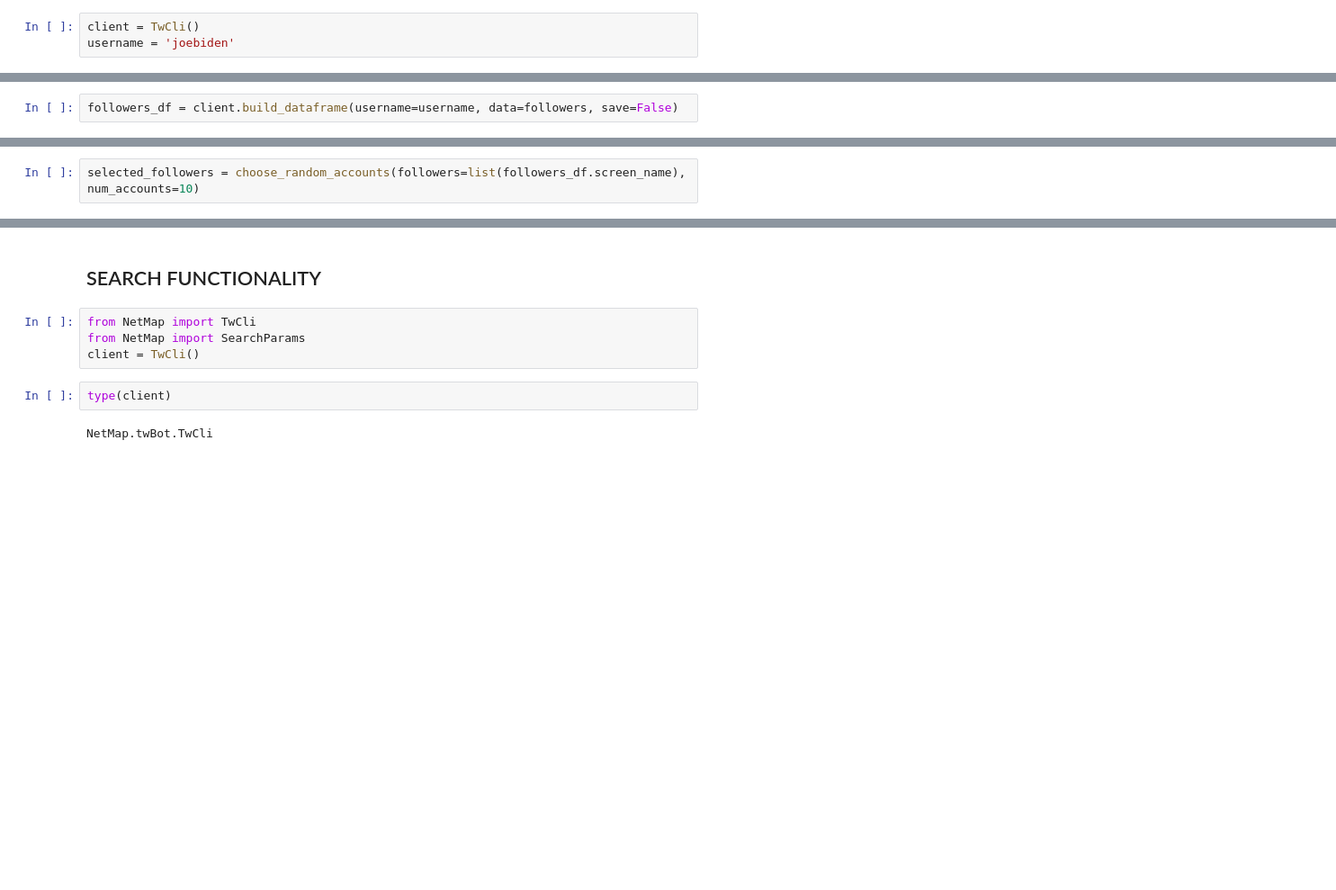
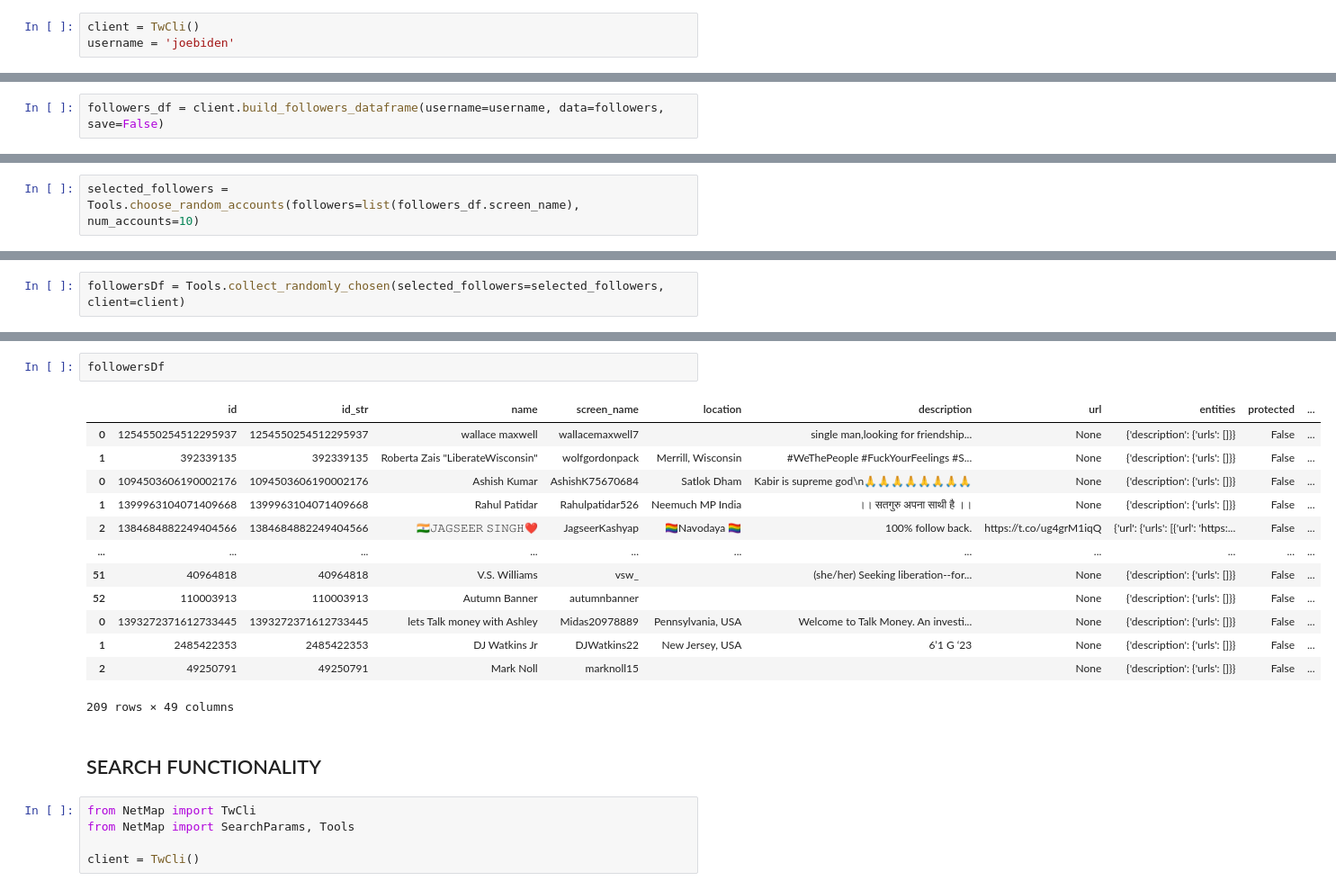
Before and after one commit to FinchMF/NetMap, a Jupyter notebook: src/dataFigure.ipynb, the cells around one changed output, grey strips where cells are left out. Shown at 90% size. Cells and saved outputs as stored; diff of their text form; blank space fills up the shorter version.

```diff
--- a/src/dataFigure.ipynb
+++ b/src/dataFigure.ipynb
@@ -26,2 +26,2 @@ followers = client.get_user_followers(username=username, records=5)
 # %%
-followers_df = client.build_dataframe(username=username, data=followers, save=False)
+followers_df = client.build_followers_dataframe(username=username, data=followers, save=False)
@@ -41,5 +28,5 @@ def choose_random_accounts(followers: list, num_accounts: int) -> list:
 # %%
-selected_followers = choose_random_accounts(followers=list(followers_df.screen_name), num_accounts=10)
+selected_followers = Tools.choose_random_accounts(followers=list(followers_df.screen_name), num_accounts=10)
 # %%
 selected_followers
 # %% [output]
@@ -128,0 +43,2 @@ concated_frames
+# %%
+followersDf = Tools.collect_randomly_chosen(selected_followers=selected_followers, client=client)
@@ -129,12 +63,25 @@ concated_frames
+# %%
+followersDf
+# %% [output]
+|  | id | id_str | name | screen_name | location | description | url | entities | protected | ... |
+| 0 | 1254550254512295937 | 1254550254512295937 | wallace maxwell | wallacemaxwell7 |  | single man,looking for friendship... | None | {'description': {'urls': []}} | False | ... |
+| 1 | 392339135 | 392339135 | Roberta Zais "LiberateWisconsin" | wolfgordonpack | Merrill, Wisconsin | #WeThePeople #FuckYourFeelings #S... | None | {'description': {'urls': []}} | False | ... |
+| 0 | 1094503606190002176 | 1094503606190002176 | Ashish Kumar | AshishK75670684 | Satlok Dham | Kabir is supreme god\n🙏🙏🙏🙏🙏🙏🙏🙏 | None | {'description': {'urls': []}} | False | ... |
+| 1 | 1399963104071409668 | 1399963104071409668 | Rahul Patidar | Rahulpatidar526 | Neemuch MP India | ।। सतगुरु अपना साथी है ।। | None | {'description': {'urls': []}} | False | ... |
+| 2 | 1384684882249404566 | 1384684882249404566 | 🇮🇳𝙹𝙰𝙶𝚂𝙴𝙴𝚁 𝚂𝙸𝙽𝙶𝙷❤️ | JagseerKashyap | 🏳️‍🌈Navodaya 🏳️‍🌈 | 100% follow back. | https://t.co/ug4grM1iqQ | {'url': {'urls': [{'url': 'https:... | False | ... |
+| ... | ... | ... | ... | ... | ... | ... | ... | ... | ... | ... |
+| 51 | 40964818 | 40964818 | V.S. Williams | vsw_ |  | (she/her) Seeking liberation--for... | None | {'description': {'urls': []}} | False | ... |
+| 52 | 110003913 | 110003913 | Autumn Banner | autumnbanner |  |  | None | {'description': {'urls': []}} | False | ... |
+| 0 | 1393272371612733445 | 1393272371612733445 | lets Talk money with Ashley | Midas20978889 | Pennsylvania, USA | Welcome to Talk Money. An investi... | None | {'description': {'urls': []}} | False | ... |
+| 1 | 2485422353 | 2485422353 | DJ Watkins Jr | DJWatkins22 | New Jersey, USA | 6’1 G ‘23 | None | {'description': {'urls': []}} | False | ... |
+| 2 | 49250791 | 49250791 | Mark Noll | marknoll15 |  |  | None | {'description': {'urls': []}} | False | ... |
+209 rows × 49 columns
 # %% [markdown]
 ## SEARCH FUNCTIONALITY
 # %%
 from NetMap import TwCli
-from NetMap import SearchParams
+from NetMap import SearchParams, Tools
+
 client = TwCli()
-# %%
-type(client)
-# %% [output]
-NetMap.twBot.TwCli
 # %%
 params = SearchParams(locations=['manhattan', 'detroit'],
```
Also changed, not shown: parts of 20 cells of this notebook, 2 other files.
